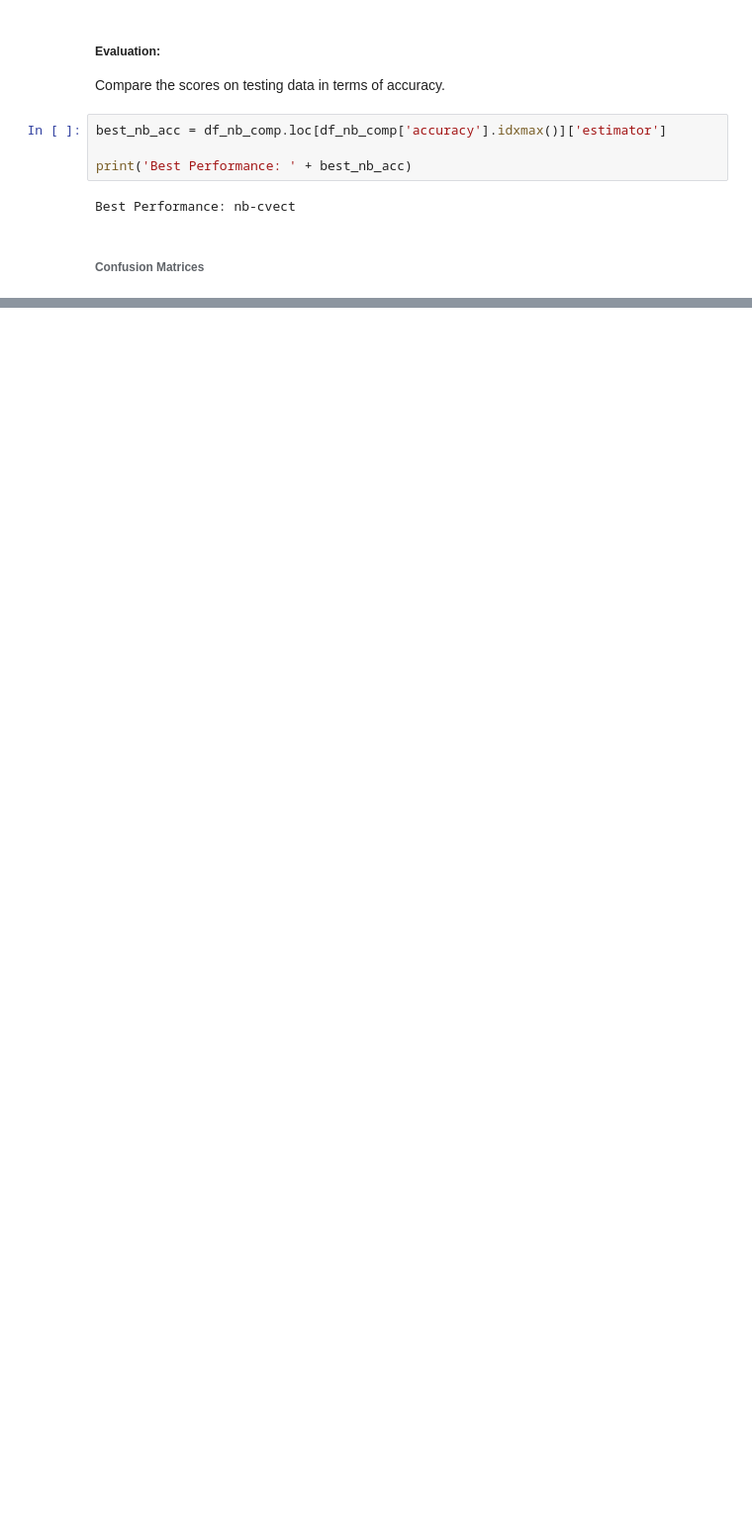
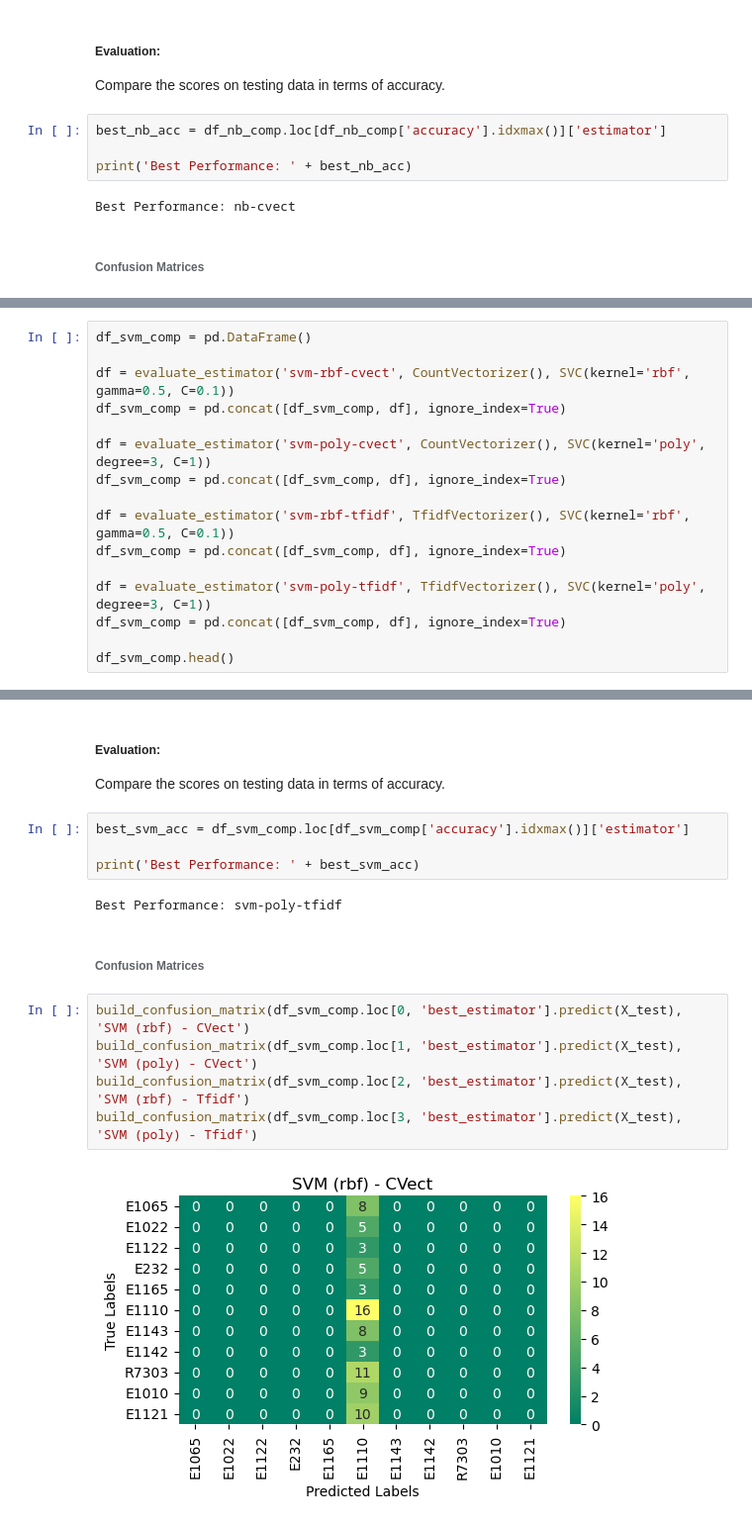
Before and after one commit to rahilkidwai/icd-code-prediction, a Jupyter notebook: lr-comp-analysis.ipynb, the cells around one changed output, grey strips where cells are left out. Shown: that part at 99% size. Drawn from its saved outputs; the diff is of its cells as text; blank space fills up the shorter version.

```diff
--- a/lr-comp-analysis.ipynb
+++ b/lr-comp-analysis.ipynb
@@ -284,0 +291,16 @@ build_confusion_matrix(df_nb_comp.loc[0, 'best_estimator'].predict(X_test), 'Nai
+# %%
+df_svm_comp = pd.DataFrame()
+
+df = evaluate_estimator('svm-rbf-cvect', CountVectorizer(), SVC(kernel='rbf', gamma=0.5, C=0.1))
+df_svm_comp = pd.concat([df_svm_comp, df], ignore_index=True)
+
+df = evaluate_estimator('svm-poly-cvect', CountVectorizer(), SVC(kernel='poly', degree=3, C=1))
+df_svm_comp = pd.concat([df_svm_comp, df], ignore_index=True)
+
+df = evaluate_estimator('svm-rbf-tfidf', TfidfVectorizer(), SVC(kernel='rbf', gamma=0.5, C=0.1))
+df_svm_comp = pd.concat([df_svm_comp, df], ignore_index=True)
+
+df = evaluate_estimator('svm-poly-tfidf', TfidfVectorizer(), SVC(kernel='poly', degree=3, C=1))
+df_svm_comp = pd.concat([df_svm_comp, df], ignore_index=True)
+
+df_svm_comp.head()
@@ -284,0 +313,18 @@ build_confusion_matrix(df_nb_comp.loc[0, 'best_estimator'].predict(X_test), 'Nai
+# %% [markdown]
+##### Evaluation:
+Compare the scores on testing data in terms of accuracy.
+# %%
+best_svm_acc = df_svm_comp.loc[df_svm_comp['accuracy'].idxmax()]['estimator']
+
+print('Best Performance: ' + best_svm_acc)
+# %% [output]
+Best Performance: svm-poly-tfidf
+# %% [markdown]
+###### Confusion Matrices
+# %%
+build_confusion_matrix(df_svm_comp.loc[0, 'best_estimator'].predict(X_test), 'SVM (rbf) - CVect')
+build_confusion_matrix(df_svm_comp.loc[1, 'best_estimator'].predict(X_test), 'SVM (poly) - CVect')
+build_confusion_matrix(df_svm_comp.loc[2, 'best_estimator'].predict(X_test), 'SVM (rbf) - Tfidf')
+build_confusion_matrix(df_svm_comp.loc[3, 'best_estimator'].predict(X_test), 'SVM (poly) - Tfidf')
+# %% [output]
+[figure, added]
```
Also changed, not shown: parts of 8 cells of this notebook.
